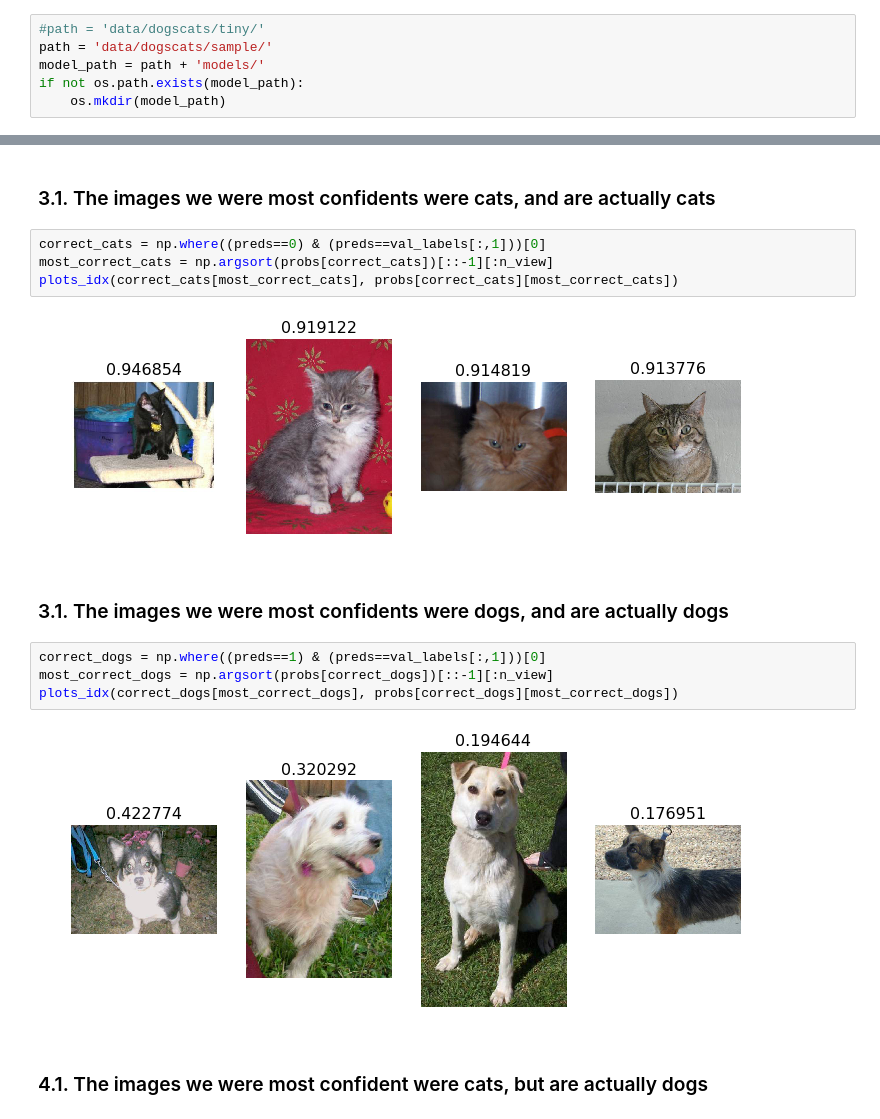
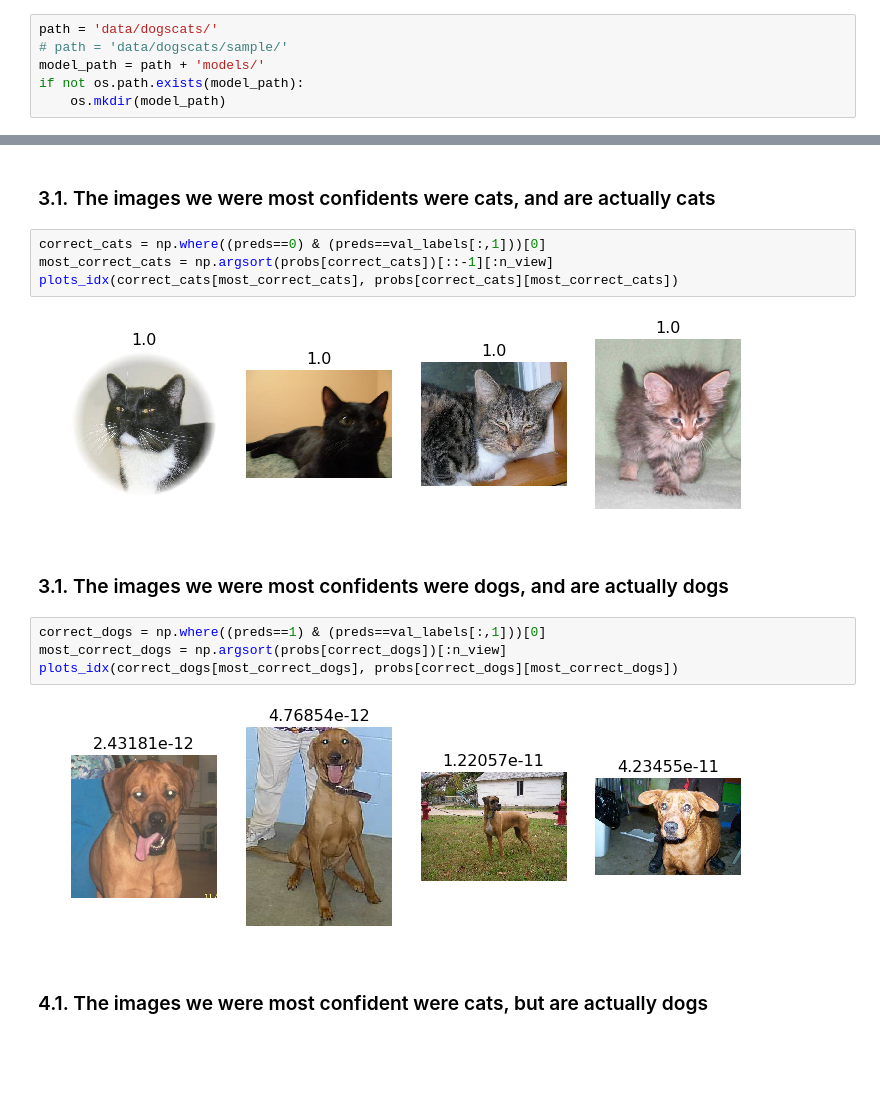
Before and after one commit to riven314/fast_ai, a Jupyter notebook: lesson_2.ipynb, the cells around one changed output, grey strips where cells are left out. Cells and saved outputs as stored; diff of their text form; blank space fills up the shorter version.

```diff
--- a/lesson_2.ipynb
+++ b/lesson_2.ipynb
@@ -114,8 +132,8 @@ Using a `Dense()` layer in this way, we can easily convert the 1,000 predictions
 
 We start with some basic config steps. We copy a small amount of our data into a `sample` directory, with the exact same structure as our `train` directory -- this is *always* a good idea in *all* machine learning, since we should do all our initial testing using a dataset small enough that we never have to wait for it.
 # %%
-#path = 'data/dogscats/tiny/'
-path = 'data/dogscats/sample/'
+path = 'data/dogscats/'
+# path = 'data/dogscats/sample/'
 model_path = path + 'models/'
 if not os.path.exists(model_path):
     os.mkdir(model_path)
@@ -349,15 +341,15 @@ correct_cats = np.where((preds==0) & (preds==val_labels[:,1]))[0]
 most_correct_cats = np.argsort(probs[correct_cats])[::-1][:n_view]
 plots_idx(correct_cats[most_correct_cats], probs[correct_cats][most_correct_cats])
 # %% [output]
-[figure, old version]
+[figure, new version]
 # %% [markdown]
 ### 3.1. The images we were most confidents were dogs, and are actually dogs
 # %%
 correct_dogs = np.where((preds==1) & (preds==val_labels[:,1]))[0]
-most_correct_dogs = np.argsort(probs[correct_dogs])[::-1][:n_view]
+most_correct_dogs = np.argsort(probs[correct_dogs])[:n_view]
 plots_idx(correct_dogs[most_correct_dogs], probs[correct_dogs][most_correct_dogs])
 # %% [output]
-[figure, old version]
+[figure, new version]
 # %% [markdown]
 ### 4.1. The images we were most confident were cats, but are actually dogs
 # %%
```
Also changed, not shown: parts of 34 cells of this notebook.
